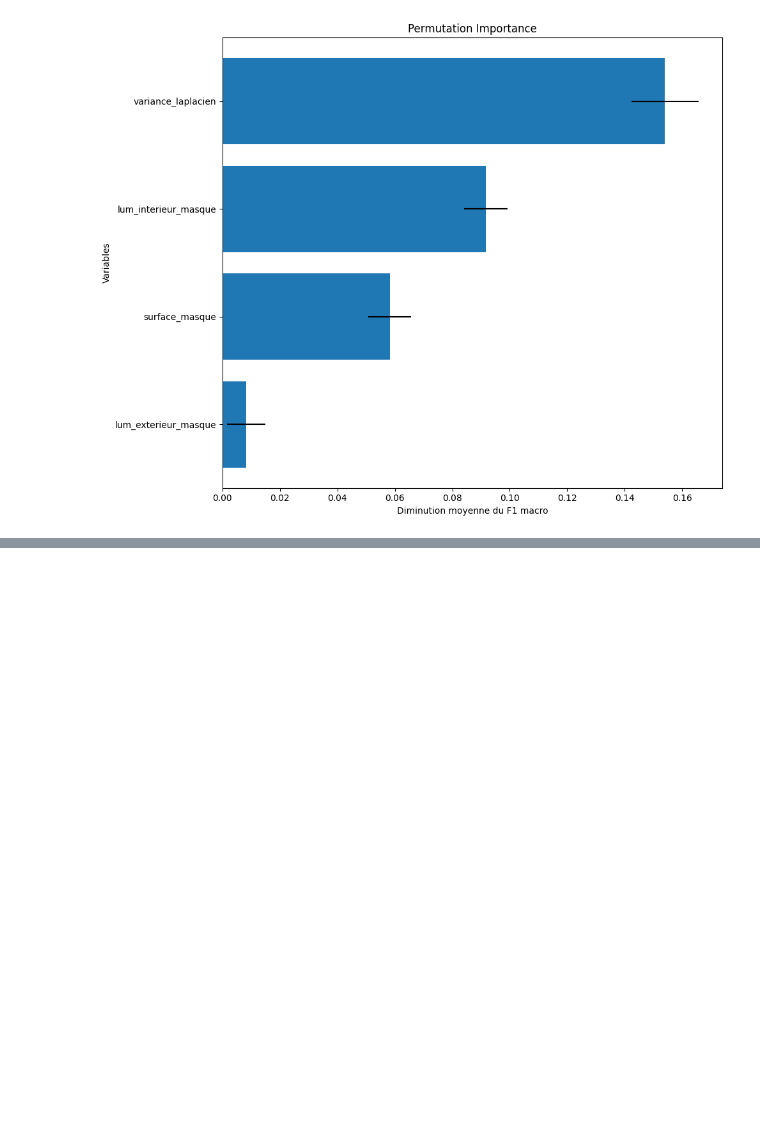
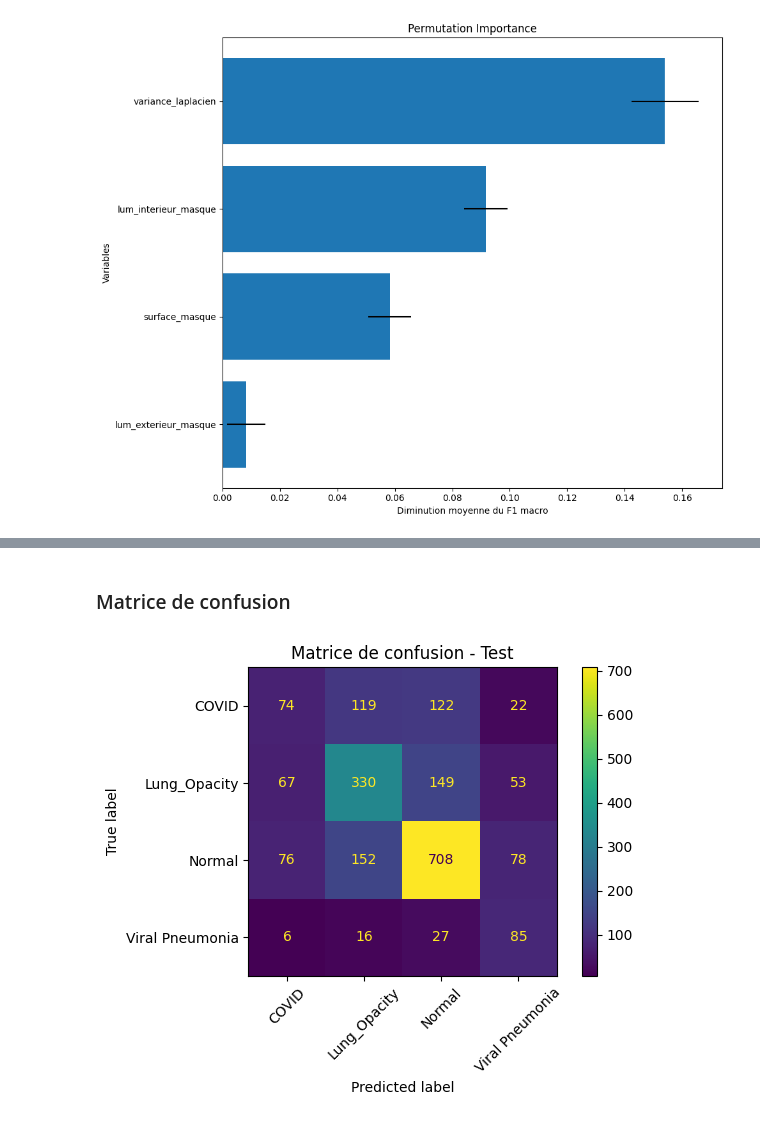
Before and after one commit to cyrilmarat/Liora_Covid, a Jupyter notebook: notebooks/Modelisation/Random Forest/Random_Forest_4classes_balanced_v3.ipynb, the cells around one changed output, grey strips where cells are left out. Cells and saved outputs as stored; diff of their text form; code cells hidden in the pictures; blank space fills up the shorter version.

Commit message:
test du random forest v3

```diff
--- a/notebooks/Modelisation/Random Forest/Random_Forest_4classes_balanced_v3.ipynb
+++ b/notebooks/Modelisation/Random Forest/Random_Forest_4classes_balanced_v3.ipynb
@@ -351,0 +356,15 @@ plt.show()
+# %%
+final_model = best_rf
+
+y_test_pred = final_model.predict(X_test)
+
+print("Évaluation finale sur le jeu de test")
+print("Accuracy :", accuracy_score(y_test, y_test_pred))
+print("Balanced accuracy :", balanced_accuracy_score(y_test, y_test_pred))
+print("Precision macro :", precision_score(y_test, y_test_pred, average="macro"))
+print("Recall macro :", recall_score(y_test, y_test_pred, average="macro"))
+print("F1-score macro :", f1_score(y_test, y_test_pred, average="macro"))
+print("F1-score weighted :", f1_score(y_test, y_test_pred, average="weighted"))
+
+print("\nRapport de classification :")
+print(classification_report(y_test, y_test_pred))
@@ -351,0 +391,16 @@ plt.show()
+# %% [markdown]
+### Matrice de confusion
+# %%
+cm_test = confusion_matrix(y_test, y_test_pred)
+
+disp = ConfusionMatrixDisplay(
+    confusion_matrix=cm_test,
+    display_labels=final_model.classes_
+)
+
+disp.plot(xticks_rotation=45)
+plt.title("Matrice de confusion - Test")
+plt.tight_layout()
+plt.show()
+# %% [output]
+[figure, added]
```
Also changed, not shown: parts of 3 cells of this notebook.
